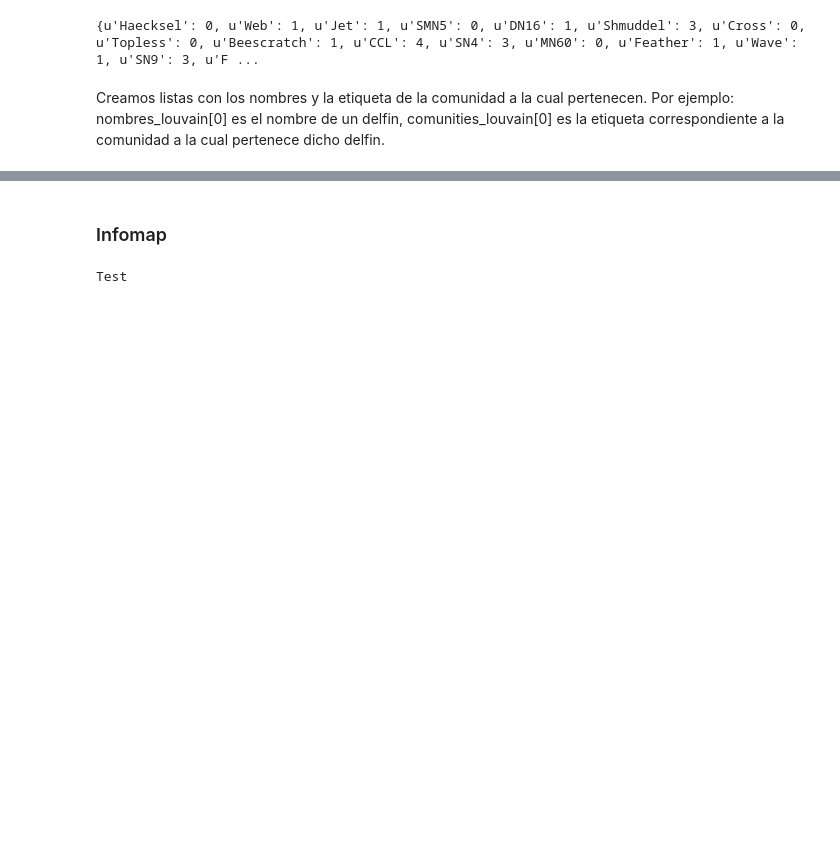
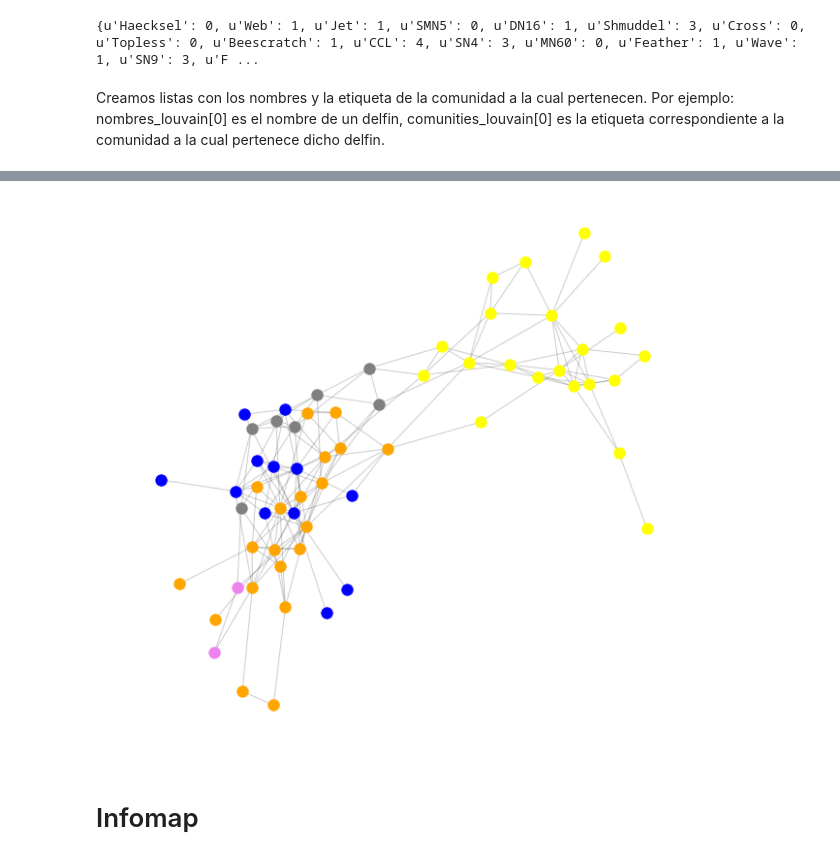
Before and after one commit to ignaciosticco/tc03, a Jupyter notebook: tc3.ipynb, the cells around one changed output, grey strips where cells are left out. Cells and saved outputs as stored; diff of their text form; code cells hidden in the pictures; blank space fills up the shorter version.

```diff
--- a/tc3.ipynb
+++ b/tc3.ipynb
@@ -86,2 +142,6 @@ comunities_louvain = list(partition_louvain.values())
+# %%
+draw_partitions(partition_edge_betweennes)
+# %% [output]
+[figure, added]
 # %% [markdown]
-### Infomap
+# Infomap
@@ -139,6 +147,0 @@ def infomap_igraph(ig_graph, net_file_location=None):
-# %%
-#a = as_igraph(G)
-#infomap_igraph(a)
-print("Test")
-# %% [output]
-Test
```
Also changed, not shown: parts of 17 cells of this notebook.
